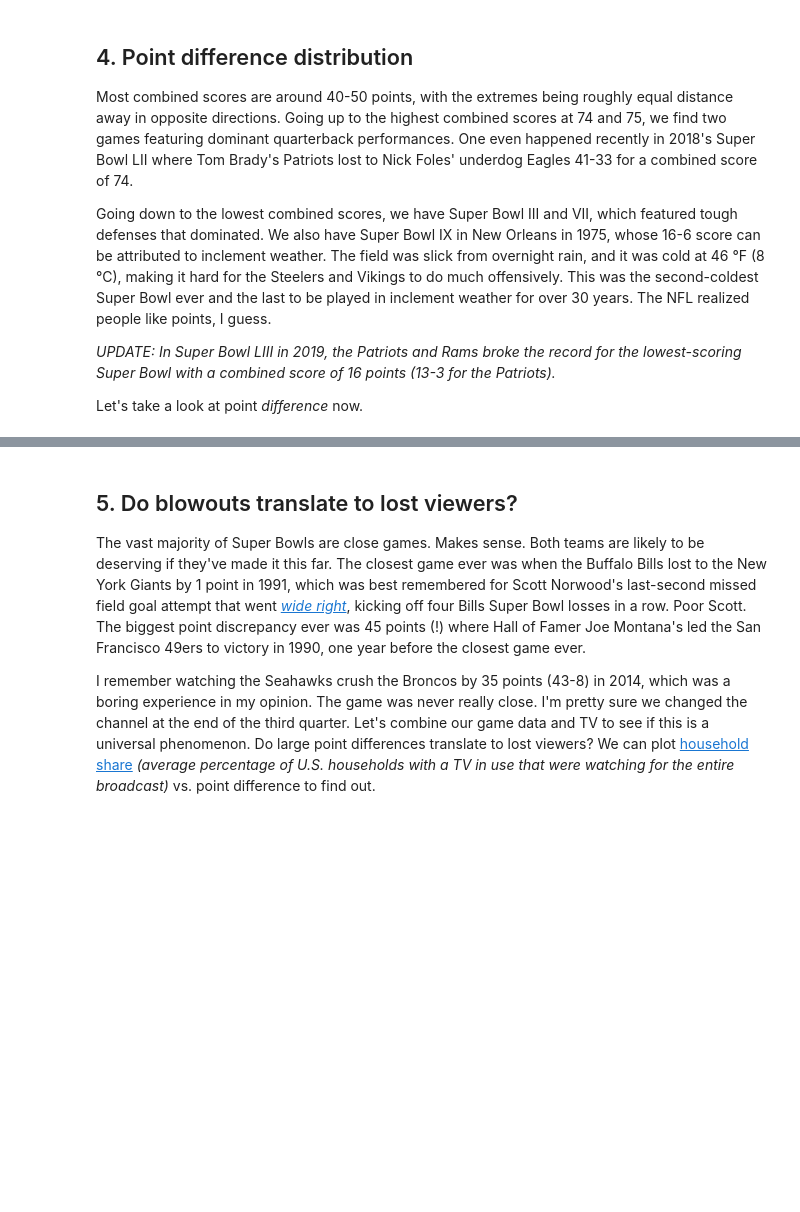
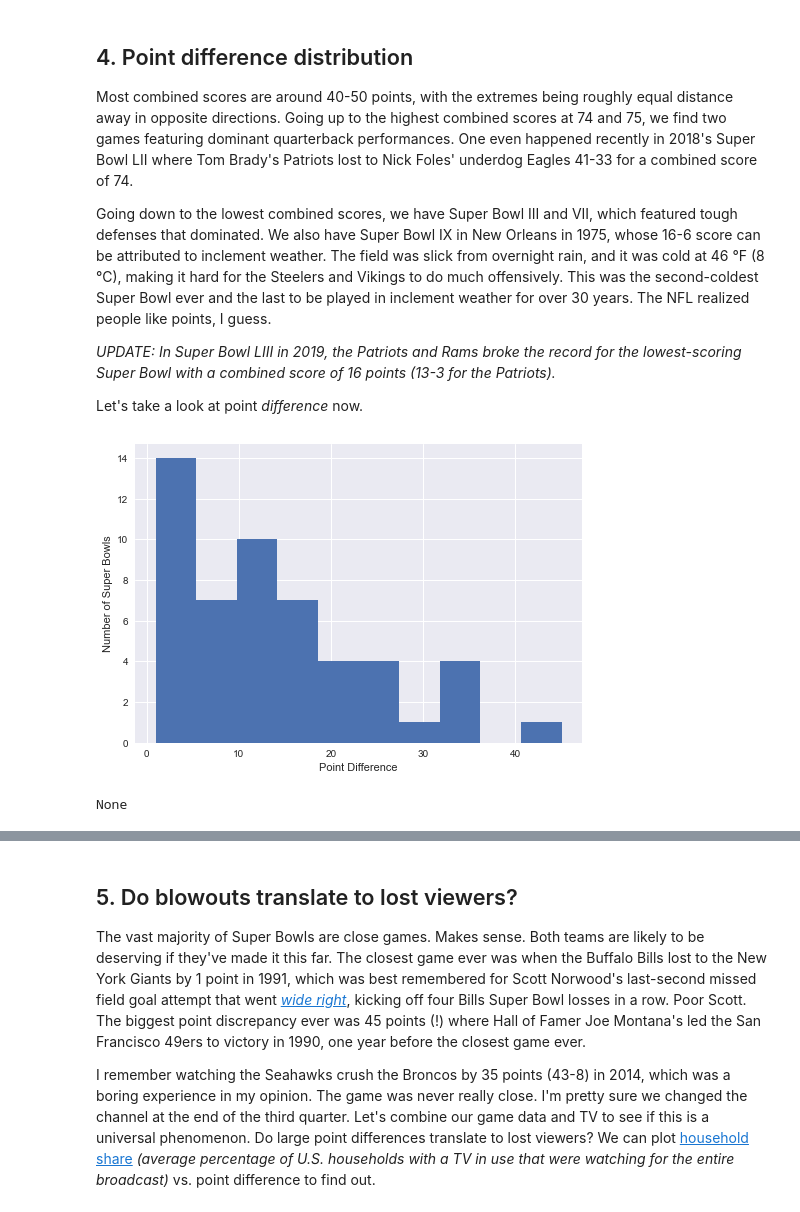
Before and after one commit to abhiwer/Python_ProjectTV-, a Jupyter notebook: TV, Halftime Shows, and the Big Game/notebook.ipynb, the cells around one changed output, grey strips where cells are left out. Saved outputs shown, nothing was run; the diff lists cells and outputs as text; code cells hidden in the pictures; blank space fills up the shorter version.

```diff
--- a/TV, Halftime Shows, and the Big Game/notebook.ipynb
+++ b/TV, Halftime Shows, and the Big Game/notebook.ipynb
@@ -117,10 +117,13 @@ display(super_bowls[super_bowls['combined_pts'] < 25])
 # %%
 # Plot a histogram of point differences
 plt.hist(super_bowls.difference_pts)
 plt.xlabel('Point Difference')
-# ... YOUR CODE FOR TASK 4 ...
-# ... YOUR CODE FOR TASK 4 ...
+plt.ylabel('Number of Super Bowls')
+display(plt.show())
 
 # Display the closest game(s) and biggest blowouts
-display(...)
-display(...)
+display(super_bowls[super_bowls['difference_pts'] == 1])
+display(super_bowls[super_bowls['difference_pts'] >= 35])
+# %% [output]
+[figure, added]
+None
```
Also changed, not shown: parts of 1 cell of this notebook.
